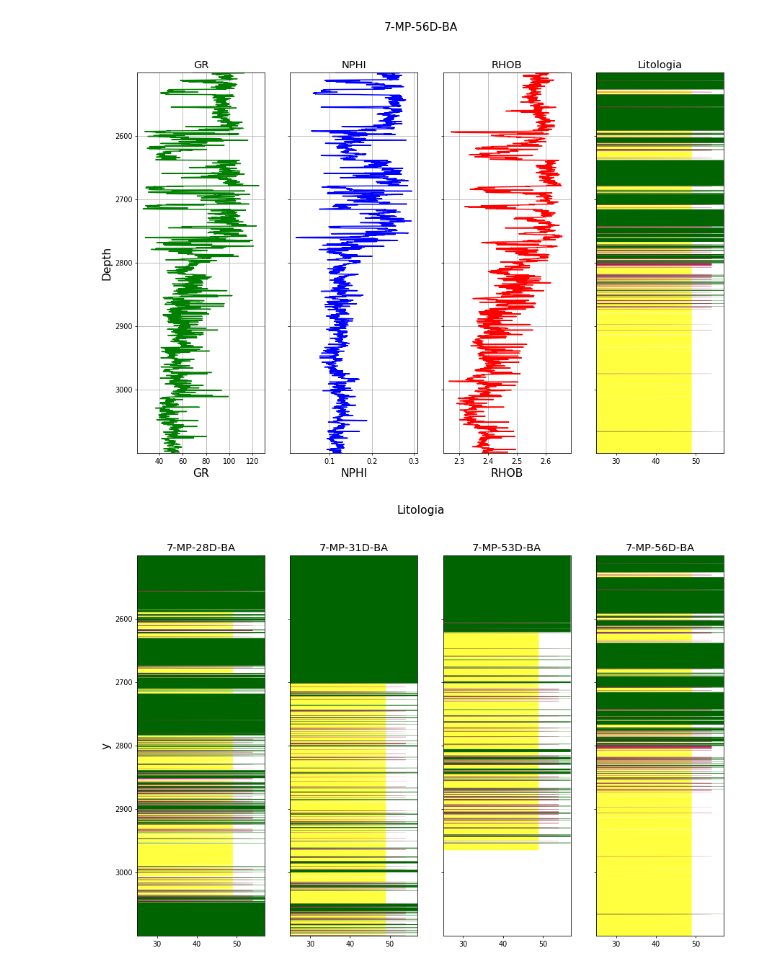
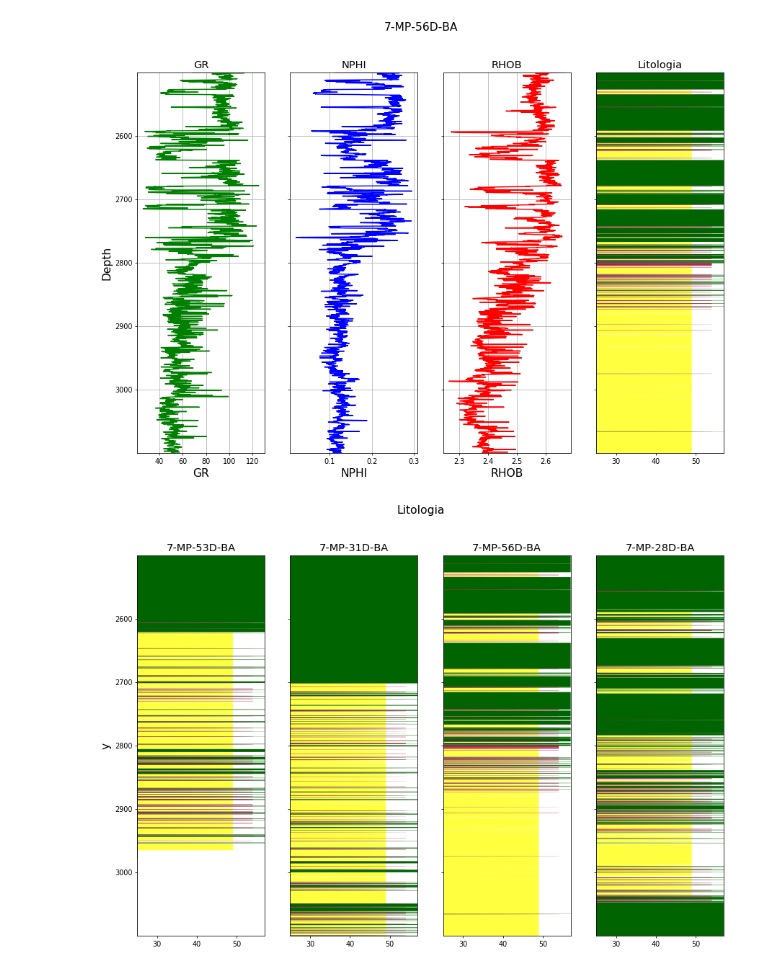
Before and after one commit to rmotadutra/PFG_2020, a Jupyter notebook: codes/well_create_lithology.ipynb, the cells around one changed output. Drawn from its saved outputs; the diff is of its cells as text; code cells hidden in the pictures.

```diff
--- a/codes/well_create_lithology.ipynb
+++ b/codes/well_create_lithology.ipynb
@@ -101,9 +99,9 @@ grafico.plot_l(3, formation_56D['LITHOLOGY'], formation_56D['Depth'], relacao_co
 [figure]
 # %%
 grafico = appynho.plotagem(4, titulo = 'Litologia', altura = 10, comprimento = 15 )
-grafico.plot_l(0, formation_28D['LITHOLOGY'], formation_28D['Depth'], relacao_cor = cores, curva_limite = formation_28D['LITHOLOGY'], titulo = '7-MP-28D-BA')
+grafico.plot_l(0, formation_53D['LITHOLOGY'], formation_53D['Depth'], relacao_cor = cores, curva_limite = formation_53D['LITHOLOGY'], titulo = '7-MP-53D-BA')
 grafico.plot_l(1, formation_31D['LITHOLOGY'], formation_31D['Depth'], relacao_cor = cores, curva_limite = formation_31D['LITHOLOGY'], titulo = '7-MP-31D-BA')
-grafico.plot_l(2, formation_53D['LITHOLOGY'], formation_53D['Depth'], relacao_cor = cores, curva_limite = formation_53D['LITHOLOGY'], titulo = '7-MP-53D-BA')
-grafico.plot_l(3, formation_56D['LITHOLOGY'], formation_56D['Depth'], relacao_cor = cores, curva_limite = formation_56D['LITHOLOGY'], titulo = '7-MP-56D-BA')
+grafico.plot_l(2, formation_56D['LITHOLOGY'], formation_56D['Depth'], relacao_cor = cores, curva_limite = formation_56D['LITHOLOGY'], titulo = '7-MP-56D-BA')
+grafico.plot_l(3, formation_28D['LITHOLOGY'], formation_28D['Depth'], relacao_cor = cores, curva_limite = formation_28D['LITHOLOGY'], titulo = '7-MP-28D-BA')
 # %% [output]
-[figure, old version]
+[figure, new version]
```
Also changed, not shown: parts of 6 cells of this notebook, 3 other files.
